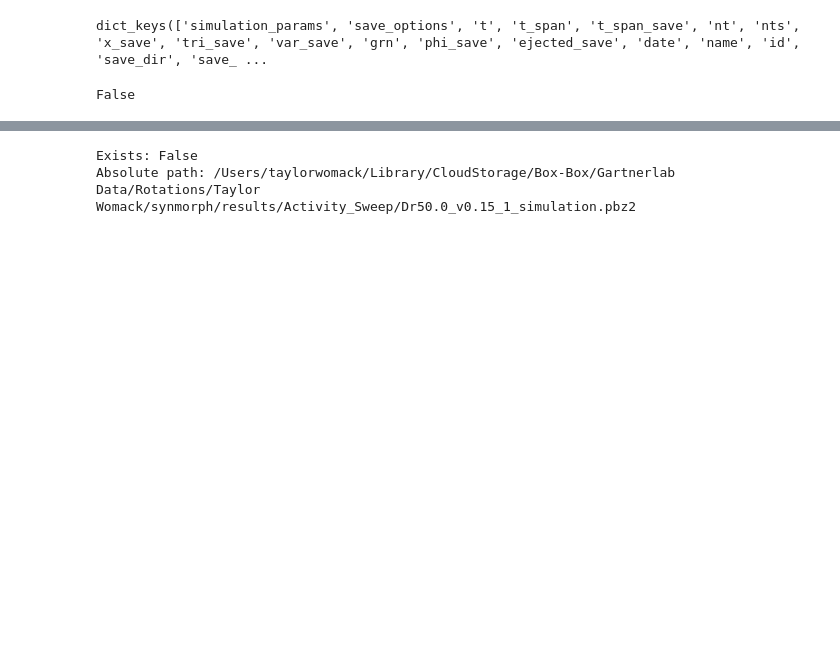
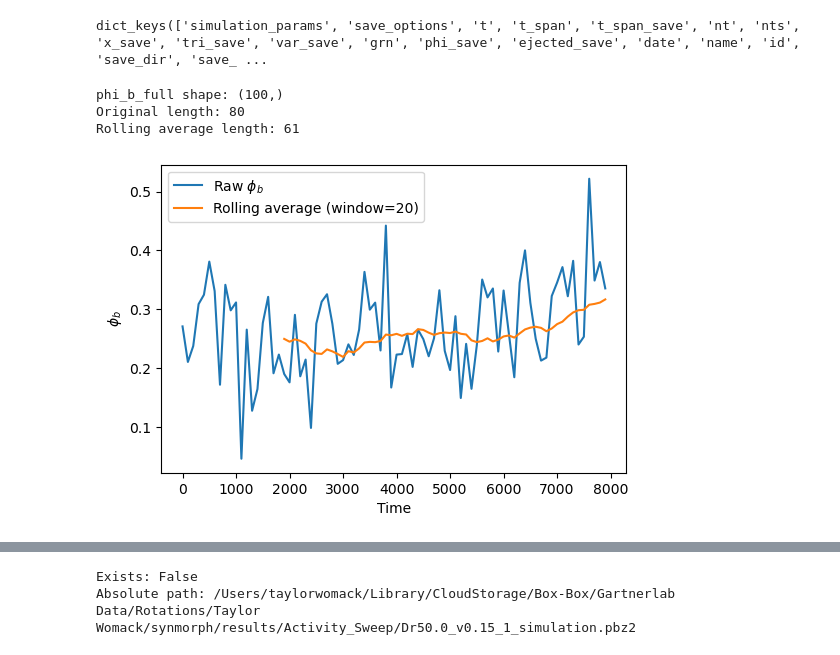
Before and after one commit to Twomac/synmorph, a Jupyter notebook: active_sweep_data.ipynb, the cells around one changed output, grey strips where cells are left out. Saved outputs shown, nothing was run; the diff lists cells and outputs as text; code cells hidden in the pictures; blank space fills up the shorter version.

```diff
--- a/active_sweep_data.ipynb
+++ b/active_sweep_data.ipynb
@@ -187,9 +294,36 @@ print(data.keys())
 # %% [output]
 dict_keys(['simulation_params', 'save_options', 't', 't_span', 't_span_save', 'nt', 'nts', 'x_save', 'tri_save', 'var_save', 'grn', 'phi_save', 'ejected_save', 'date', 'name', 'id', 'save_dir', 'save_ ...
-# %%
-print(np.any(data['ejected_save']))
-# %% [output]
-False
+# %%
+# Example: phi array from a single simulation
+phi_b_full = sim['phi_save'][:,2]  # shape (n_datapoints,)
+print("phi_b_full shape:", phi_b_full.shape)
+
+# Parameters
+burn = 20
+window = 20
+
+# burn first 20 points
+phi_b = phi_b_full[burn:]  # shape (80,)
+
+# Compute rolling average
+# NumPy version
+phi_b_rolling = np.convolve(phi_b, np.ones(window)/window, mode='valid')
+
+print("Original length:", len(phi_b))
+print("Rolling average length:", len(phi_b_rolling))
+
+plt.figure(figsize=(6,4))
+plt.plot(np.arange(0,8000,100), phi_b, label=r'Raw $\phi_b$')
+plt.plot(100*np.array(range(window-1, len(phi_b))), phi_b_rolling, label=f'Rolling average (window={window})')
+plt.xlabel('Time')
+plt.ylabel(r'$\phi_b$')
+plt.legend()
+plt.show()
+# %% [output]
+phi_b_full shape: (100,)
+Original length: 80
+Rolling average length: 61
+[figure, added]
 # %%
 from data_analytics import binned_stats
 
```
Also changed, not shown: parts of 6 cells of this notebook, 8 other files.
